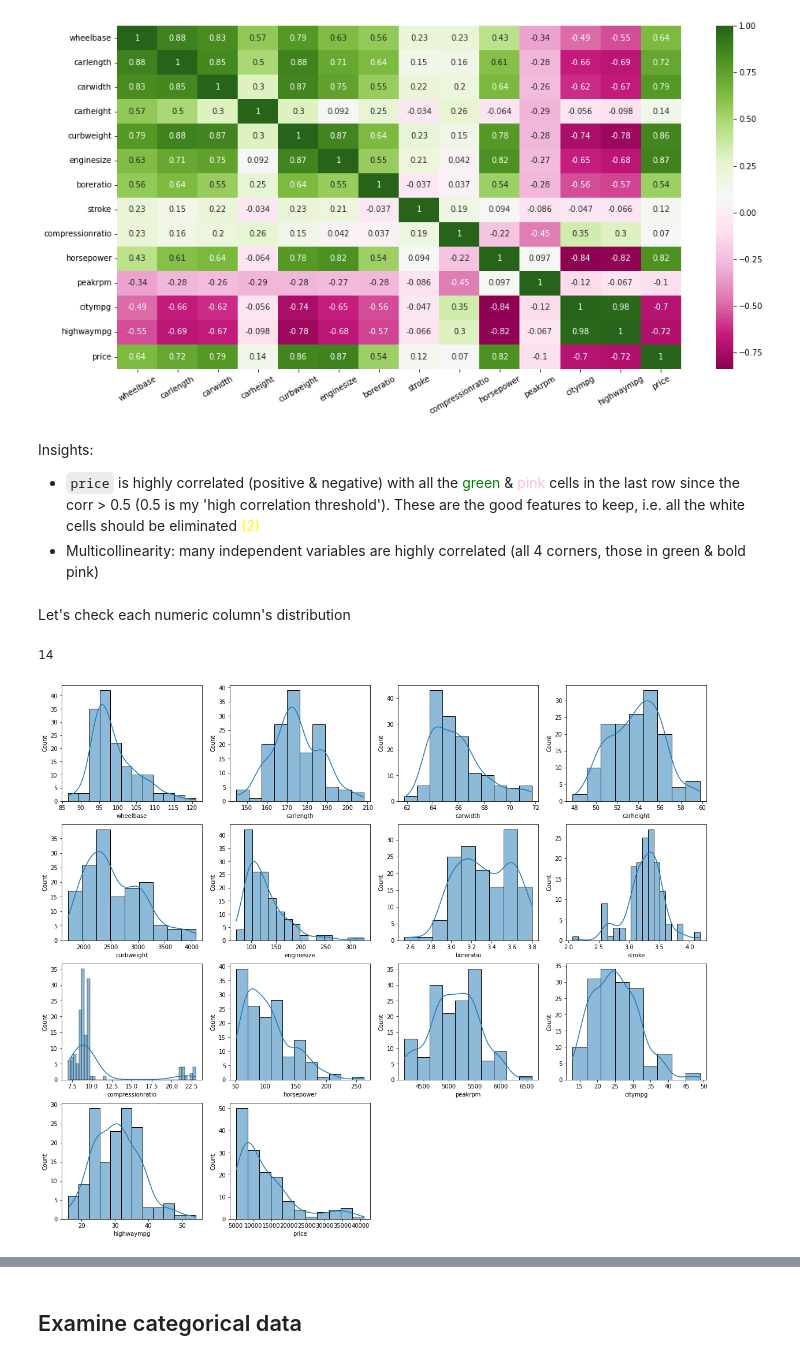
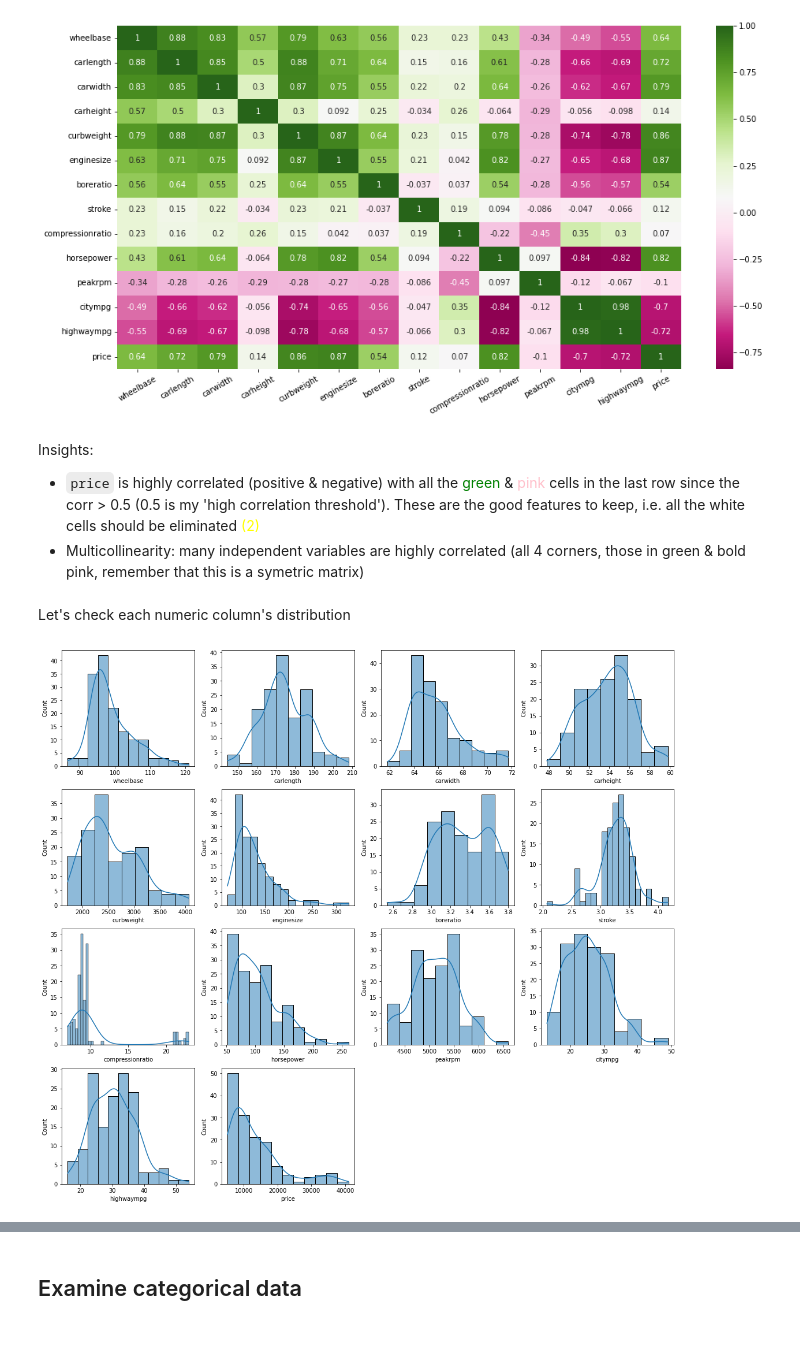
Before and after one commit to LeKiet258/basic-ML-models, a Jupyter notebook: Lab06_car price prediction.ipynb/car_price_prediction.ipynb, the cells around one changed output, grey strips where cells are left out. Cells and saved outputs as stored; diff of their text form; code cells hidden in the pictures.

Commit message:
final 1: add & drop many cols

```diff
--- a/Lab06_car price prediction.ipynb/car_price_prediction.ipynb
+++ b/Lab06_car price prediction.ipynb/car_price_prediction.ipynb
@@ -37,0 +47,3 @@ cars.duplicated().sum()
+# %%
+cars.drop('car_ID', axis=1, inplace=True)
+cars.head()
@@ -85,4 +104,4 @@ dtype: object
 # %% [markdown]
 Compared to **Data Dictionary - carprices.xlsx**, `symboling` should be converted to categorical col <font color='yellow'>(1)</font>
 # %%
-df_train['symboling'].astype('object')
+df_train['symboling'] = df_train['symboling'].astype('object')
@@ -105,7 +111,7 @@ Name: symboling, Length: 147, dtype: object
 def missing_ratio(s):
     return s.isna().sum() * 100 / len(s)
 
-num_cols = df_train.select_dtypes([np.int64, np.float64]).columns[2:] # drop ID & symboling columns
+num_cols = df_train.select_dtypes([np.int64, np.float64]).columns
 df_train[num_cols].agg([missing_ratio, pd.Series.min, pd.Series.max, pd.Series.nunique])
 # %% [output]
 |  | wheelbase | carlength | carwidth | carheight | curbweight | enginesize | boreratio | stroke | ... |
@@ -129,21 +135,15 @@ ax.set_xticklabels(ax.get_xticklabels(),rotation = 30);
 # %% [markdown]
 Insights:
 - `price` is highly correlated (positive & negative) with all the <font color='green'>green</font> & <font color='pink'>pink</font> cells in the last row since the corr > 0.5 (0.5 is my 'high correlation threshold'). These are the good features to keep, i.e. all the white cells should be eliminated <font color='yellow'>(2)</font>
-- Multicollinearity: many independent variables are highly correlated (all 4 corners, those in green & bold pink)
+- Multicollinearity: many independent variables are highly correlated (all 4 corners, those in green & bold pink, remember that this is a symetric matrix)
 # %% [markdown]
 Let's check each numeric column's distribution
-# %%
-len(num_cols)
-# %% [output]
-14
 # %%
-plt.figure(figsize=(20, 17))
+plt.figure(figsize=(19, 17))
 
-for i in range(1,16):
-    if i > len(num_cols):
-        break
-    feat = num_cols[i-1]
-    plt.subplot(4, 4, i)
+for i in range(0, len(num_cols)):
+    feat = num_cols[i]
+    plt.subplot(4, 4, i+1)
     sns.histplot(df_train[feat], kde=True)
 # %% [output]
-[figure, old version]
+[figure, new version]
```
Also changed, not shown: parts of 55 cells of this notebook.
